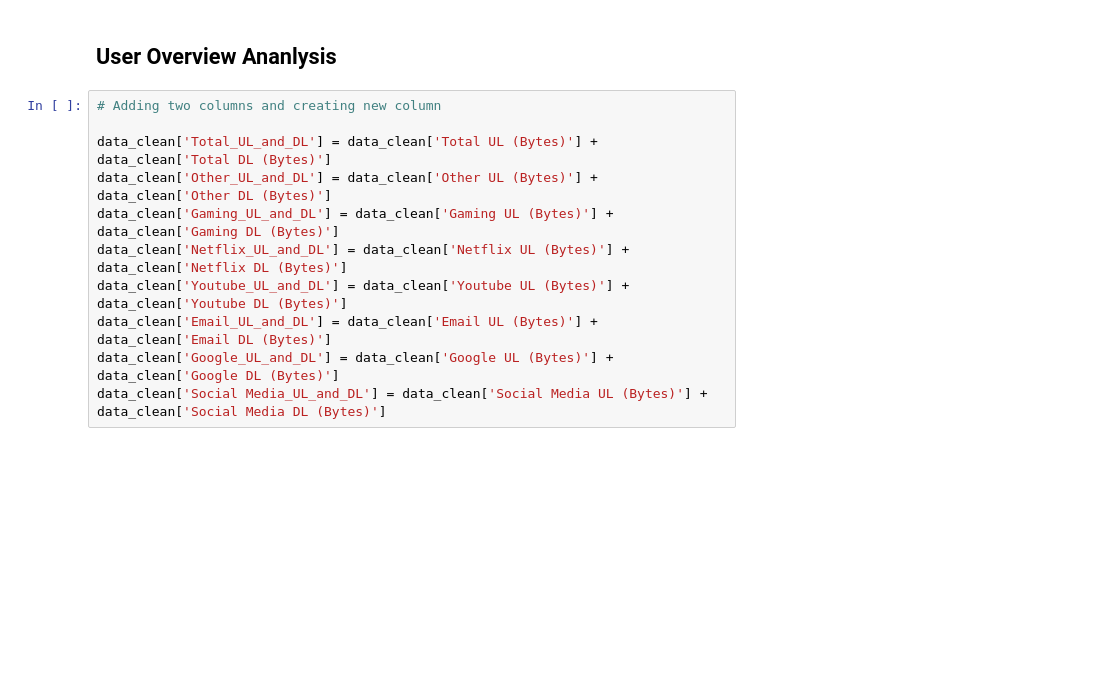
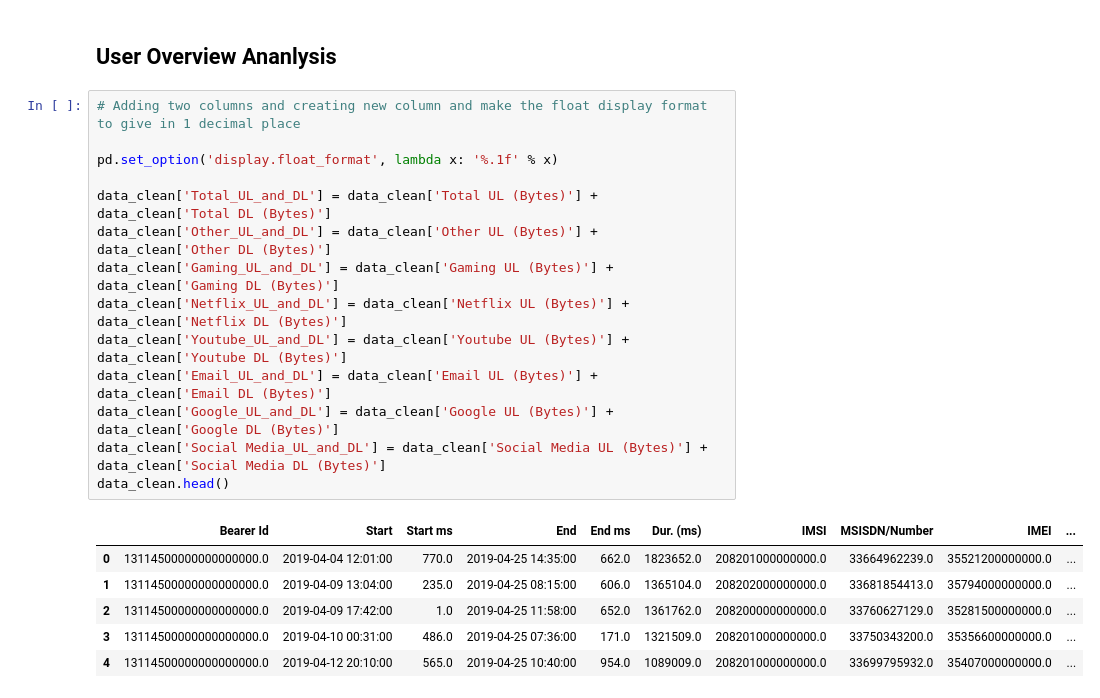
Before and after one commit to Micky373/Telecom_user_analytics, a Jupyter notebook: notebooks/user_overview_analysis.ipynb, the cells around one changed output. Cells and saved outputs as stored; diff of their text form; blank space fills up the shorter version.

```diff
--- a/notebooks/user_overview_analysis.ipynb
+++ b/notebooks/user_overview_analysis.ipynb
@@ -276,13 +276,23 @@ handset_manufacturer_group.get_group('Huawei')['Handset Type'].value_counts()[:5
 # %% [markdown]
 ## User Overview Ananlysis
 # %%
-# Adding two columns and creating new column
+# Adding two columns and creating new column and make the float display format to give in 1 decimal place
+
+pd.set_option('display.float_format', lambda x: '%.1f' % x)
 
 data_clean['Total_UL_and_DL'] = data_clean['Total UL (Bytes)'] + data_clean['Total DL (Bytes)']
 data_clean['Other_UL_and_DL'] = data_clean['Other UL (Bytes)'] + data_clean['Other DL (Bytes)']
 data_clean['Gaming_UL_and_DL'] = data_clean['Gaming UL (Bytes)'] + data_clean['Gaming DL (Bytes)']
 data_clean['Netflix_UL_and_DL'] = data_clean['Netflix UL (Bytes)'] + data_clean['Netflix DL (Bytes)']
 data_clean['Youtube_UL_and_DL'] = data_clean['Youtube UL (Bytes)'] + data_clean['Youtube DL (Bytes)']
 data_clean['Email_UL_and_DL'] = data_clean['Email UL (Bytes)'] + data_clean['Email DL (Bytes)']
 data_clean['Google_UL_and_DL'] = data_clean['Google UL (Bytes)'] + data_clean['Google DL (Bytes)']
 data_clean['Social Media_UL_and_DL'] = data_clean['Social Media UL (Bytes)'] + data_clean['Social Media DL (Bytes)']
+data_clean.head()
+# %% [output]
+|  | Bearer Id | Start | Start ms | End | End ms | Dur. (ms) | IMSI | MSISDN/Number | IMEI | ... |
+| 0 | 13114500000000000000.0 | 2019-04-04 12:01:00 | 770.0 | 2019-04-25 14:35:00 | 662.0 | 1823652.0 | 208201000000000.0 | 33664962239.0 | 35521200000000.0 | ... |
+| 1 | 13114500000000000000.0 | 2019-04-09 13:04:00 | 235.0 | 2019-04-25 08:15:00 | 606.0 | 1365104.0 | 208202000000000.0 | 33681854413.0 | 35794000000000.0 | ... |
+| 2 | 13114500000000000000.0 | 2019-04-09 17:42:00 | 1.0 | 2019-04-25 11:58:00 | 652.0 | 1361762.0 | 208200000000000.0 | 33760627129.0 | 35281500000000.0 | ... |
+| 3 | 13114500000000000000.0 | 2019-04-10 00:31:00 | 486.0 | 2019-04-25 07:36:00 | 171.0 | 1321509.0 | 208201000000000.0 | 33750343200.0 | 35356600000000.0 | ... |
+| 4 | 13114500000000000000.0 | 2019-04-12 20:10:00 | 565.0 | 2019-04-25 10:40:00 | 954.0 | 1089009.0 | 208201000000000.0 | 33699795932.0 | 35407000000000.0 | ... |
```
Also changed, not shown: parts of 3 cells of this notebook.
